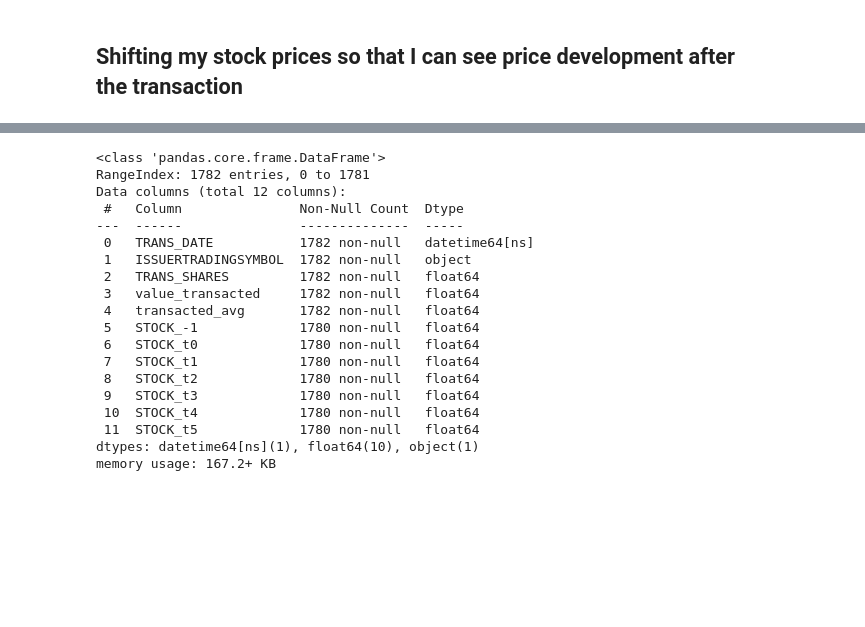
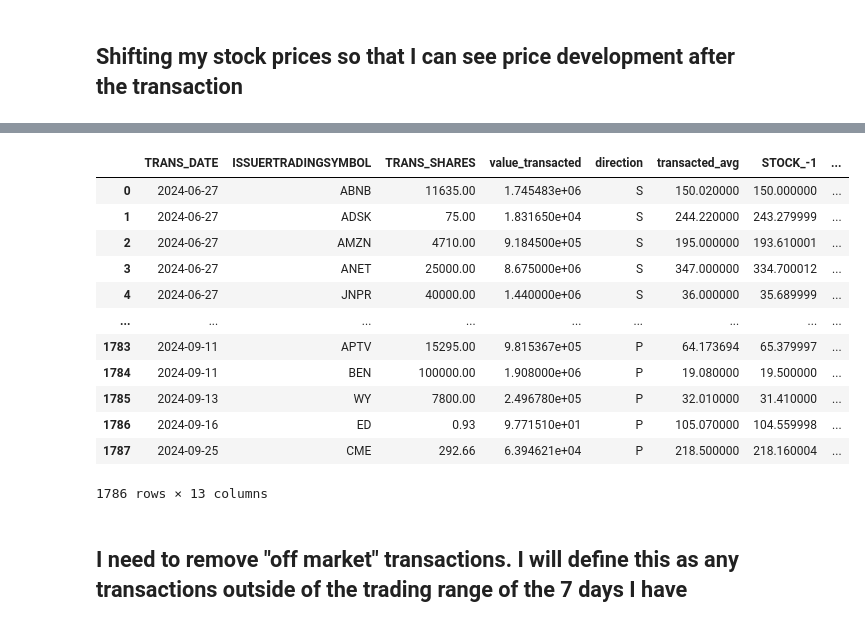
Before and after one commit to MarianaSwe/Insider_transactions, a Jupyter notebook: insiders_transactions.ipynb, the cells around one changed output, grey strips where cells are left out. Saved outputs shown, nothing was run; the diff lists cells and outputs as text; code cells hidden in the pictures; blank space fills up the shorter version.

```diff
--- a/insiders_transactions.ipynb
+++ b/insiders_transactions.ipynb
@@ -237,3 +229,6 @@ data_5=data.shift(periods=-5)
+# %%
+combo_sells =combo[combo['TRANS_CODE']=='S']
+combo_buys =combo[combo['TRANS_CODE']=='P']
 # %%
 #do the same using a pivot table so that i can pull out the sum TRANS_SHARE and avg TRANS_PRICEPERSHARE
 
@@ -330,25 +361,23 @@ for idx, row in piv_table.iterrows():
         piv_table.loc[idx,"STOCK_t5"]=value
     except:
         piv_table.loc[idx,"STOCK_t5"]=np.nan
-# %%
-piv_table.info()
-# %% [output]
-<class 'pandas.core.frame.DataFrame'>
-RangeIndex: 1782 entries, 0 to 1781
-Data columns (total 12 columns):
- #   Column               Non-Null Count  Dtype
----  ------               --------------  -----
- 0   TRANS_DATE           1782 non-null   datetime64[ns]
- 1   ISSUERTRADINGSYMBOL  1782 non-null   object
- 2   TRANS_SHARES         1782 non-null   float64
- 3   value_transacted     1782 non-null   float64
- 4   transacted_avg       1782 non-null   float64
- 5   STOCK_-1             1780 non-null   float64
- 6   STOCK_t0             1780 non-null   float64
- 7   STOCK_t1             1780 non-null   float64
- 8   STOCK_t2             1780 non-null   float64
- 9   STOCK_t3             1780 non-null   float64
- 10  STOCK_t4             1780 non-null   float64
- 11  STOCK_t5             1780 non-null   float64
-dtypes: datetime64[ns](1), float64(10), object(1)
-memory usage: 167.2+ KB
+# %%
+#remove stocks where there is no data available
+piv_table=piv_table.dropna(how='any',subset=['STOCK_t0'])
+piv_table
+# %% [output]
+|  | TRANS_DATE | ISSUERTRADINGSYMBOL | TRANS_SHARES | value_transacted | direction | transacted_avg | STOCK_-1 | ... |
+| 0 | 2024-06-27 | ABNB | 11635.00 | 1.745483e+06 | S | 150.020000 | 150.000000 | ... |
+| 1 | 2024-06-27 | ADSK | 75.00 | 1.831650e+04 | S | 244.220000 | 243.279999 | ... |
+| 2 | 2024-06-27 | AMZN | 4710.00 | 9.184500e+05 | S | 195.000000 | 193.610001 | ... |
+| 3 | 2024-06-27 | ANET | 25000.00 | 8.675000e+06 | S | 347.000000 | 334.700012 | ... |
+| 4 | 2024-06-27 | JNPR | 40000.00 | 1.440000e+06 | S | 36.000000 | 35.689999 | ... |
+| ... | ... | ... | ... | ... | ... | ... | ... | ... |
+| 1783 | 2024-09-11 | APTV | 15295.00 | 9.815367e+05 | P | 64.173694 | 65.379997 | ... |
+| 1784 | 2024-09-11 | BEN | 100000.00 | 1.908000e+06 | P | 19.080000 | 19.500000 | ... |
+| 1785 | 2024-09-13 | WY | 7800.00 | 2.496780e+05 | P | 32.010000 | 31.410000 | ... |
+| 1786 | 2024-09-16 | ED | 0.93 | 9.771510e+01 | P | 105.070000 | 104.559998 | ... |
+| 1787 | 2024-09-25 | CME | 292.66 | 6.394621e+04 | P | 218.500000 | 218.160004 | ... |
+1786 rows × 13 columns
+# %% [markdown]
+## I need to remove "off market" transactions. I will define this as any transactions outside of the trading range of the 7 days I have
```
Also changed, not shown: parts of 30 cells of this notebook, 12 other files.
